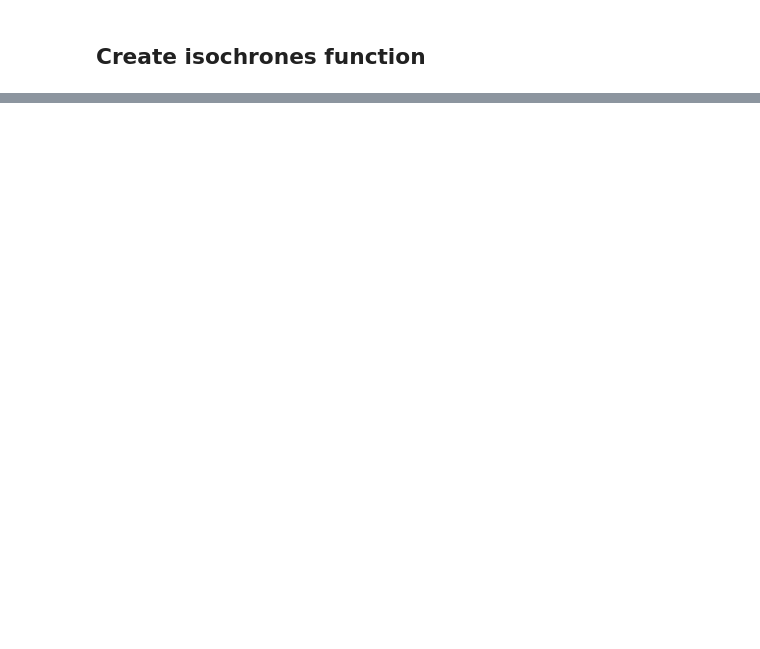
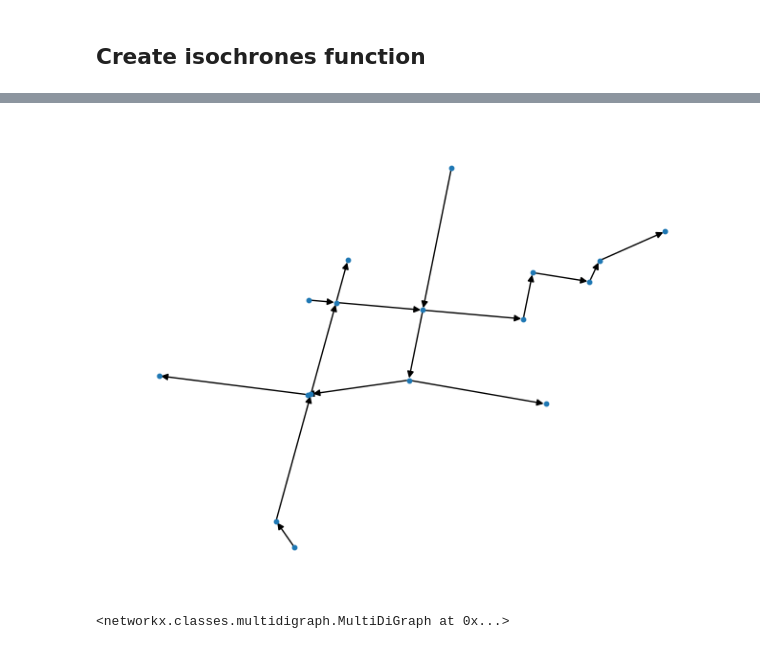
Before and after one commit to NikitaALSI/Izochrones, a Jupyter notebook: Development/Playground.ipynb, the cells around one changed output, grey strips where cells are left out. Drawn from its saved outputs; the diff is of its cells as text; code cells hidden in the pictures; blank space fills up the shorter version.

```diff
--- a/Development/Playground.ipynb
+++ b/Development/Playground.ipynb
@@ -126,0 +140,4 @@ plt.show()
+# %%
+nx.draw(i, {n: [n[0], n[1]] for n in list(i.nodes)}, node_size=10)
+# %% [output]
+[figure, added]
@@ -126,0 +146,5 @@ plt.show()
+# %%
+j = create_isochrones(route_osm, shape.centroid.iloc[0], 500)
+j
+# %% [output]
+<networkx.classes.multidigraph.MultiDiGraph at 0x...>
```
Also changed, not shown: parts of 14 cells of this notebook, 1 other file.
